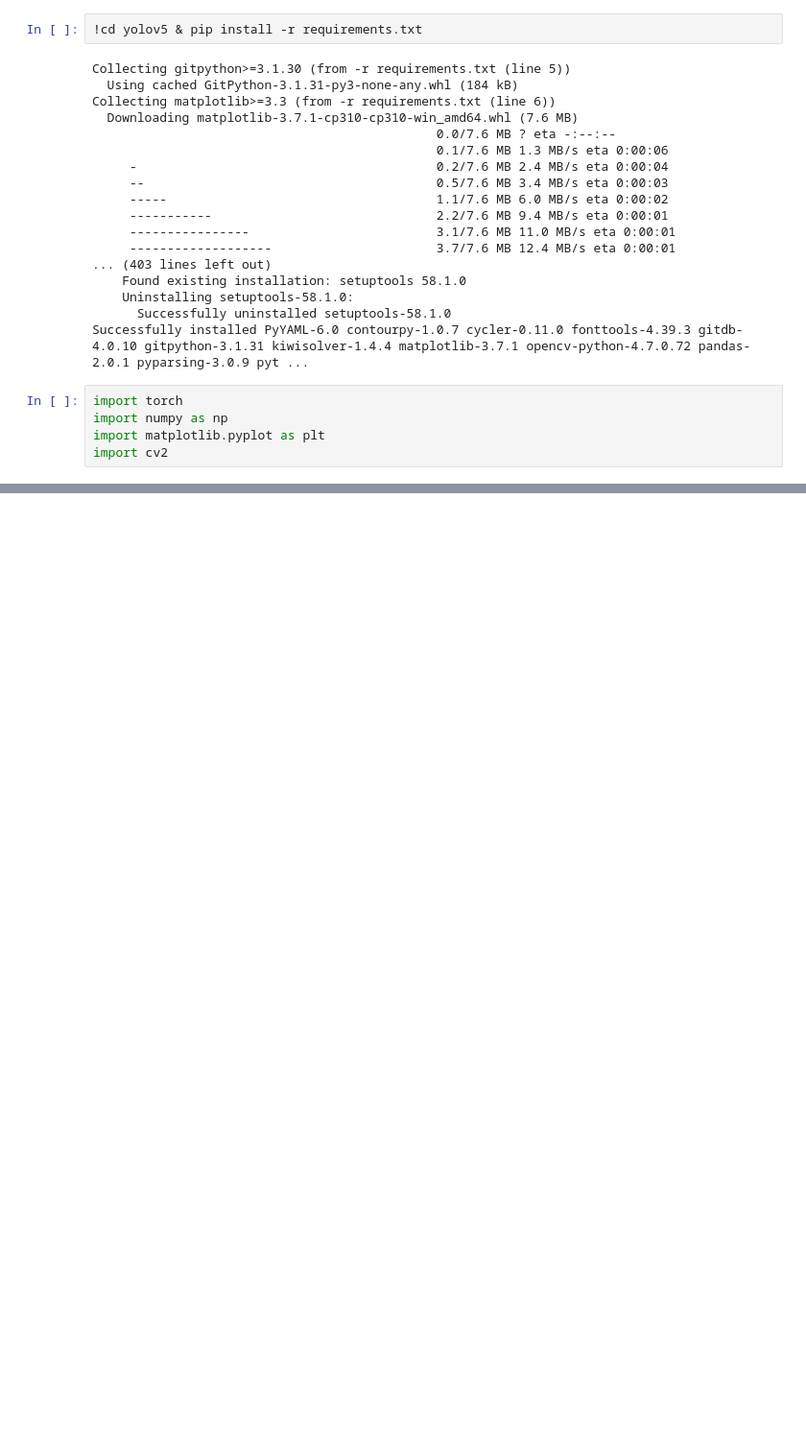
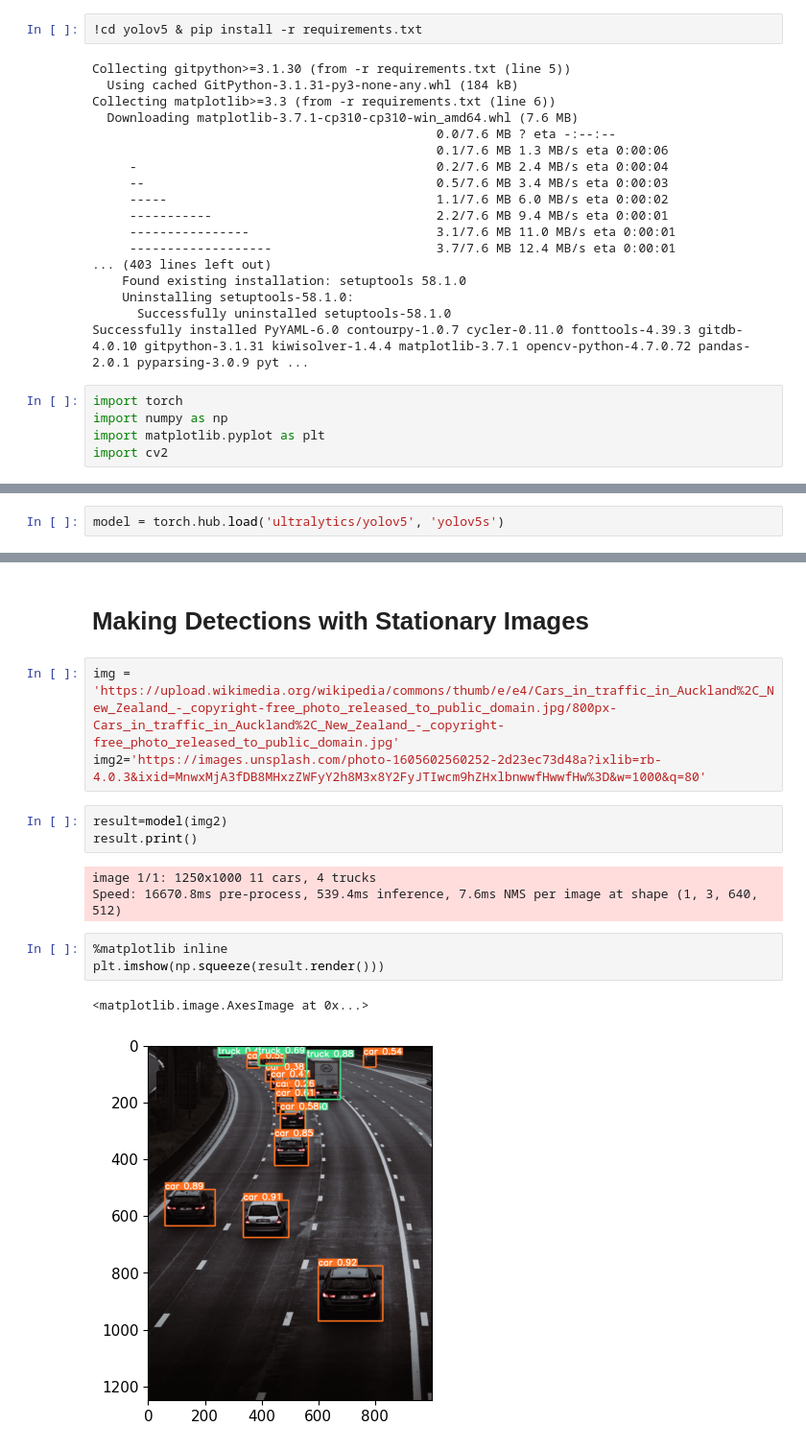
Before and after one commit to tommyboiii004/Drowsiness_detecor, a Jupyter notebook: ObjDetection_env/Drowsiness Detection.ipynb, the cells around one changed output, grey strips where cells are left out. Shown at 96% size. Saved outputs shown, nothing was run; the diff lists cells and outputs as text; blank space fills up the shorter version.

Commit message:
loaded the model and made predictions

```diff
--- a/ObjDetection_env/Drowsiness Detection.ipynb
+++ b/ObjDetection_env/Drowsiness Detection.ipynb
@@ -49,0 +52,2 @@ import cv2
+# %%
+model = torch.hub.load('ultralytics/yolov5', 'yolov5s')
@@ -49,0 +83,17 @@ import cv2
+# %% [markdown]
+# Making Detections with Stationary Images
+# %%
+img = 'https://upload.wikimedia.org/wikipedia/commons/thumb/e/e4/Cars_in_traffic_in_Auckland%2C_New_Zealand_-_copyright-free_photo_released_to_public_domain.jpg/800px-Cars_in_traffic_in_Auckland%2C_New_Zealand_-_copyright-free_photo_released_to_public_domain.jpg'
+img2='https://images.unsplash.com/photo-1605602560252-2d23ec73d48a?ixlib=rb-4.0.3&ixid=MnwxMjA3fDB8MHxzZWFyY2h8M3x8Y2FyJTIwcm9hZHxlbnwwfHwwfHw%3D&w=1000&q=80'
+# %%
+result=model(img2)
+result.print()
+# %% [output]
+image 1/1: 1250x1000 11 cars, 4 trucks
+Speed: 16670.8ms pre-process, 539.4ms inference, 7.6ms NMS per image at shape (1, 3, 640, 512)
+# %%
+%matplotlib inline
+plt.imshow(np.squeeze(result.render()))
+# %% [output]
+<matplotlib.image.AxesImage at 0x...>
+[figure, added]
```
Also changed, not shown: parts of 3 cells of this notebook, 1 other file.
